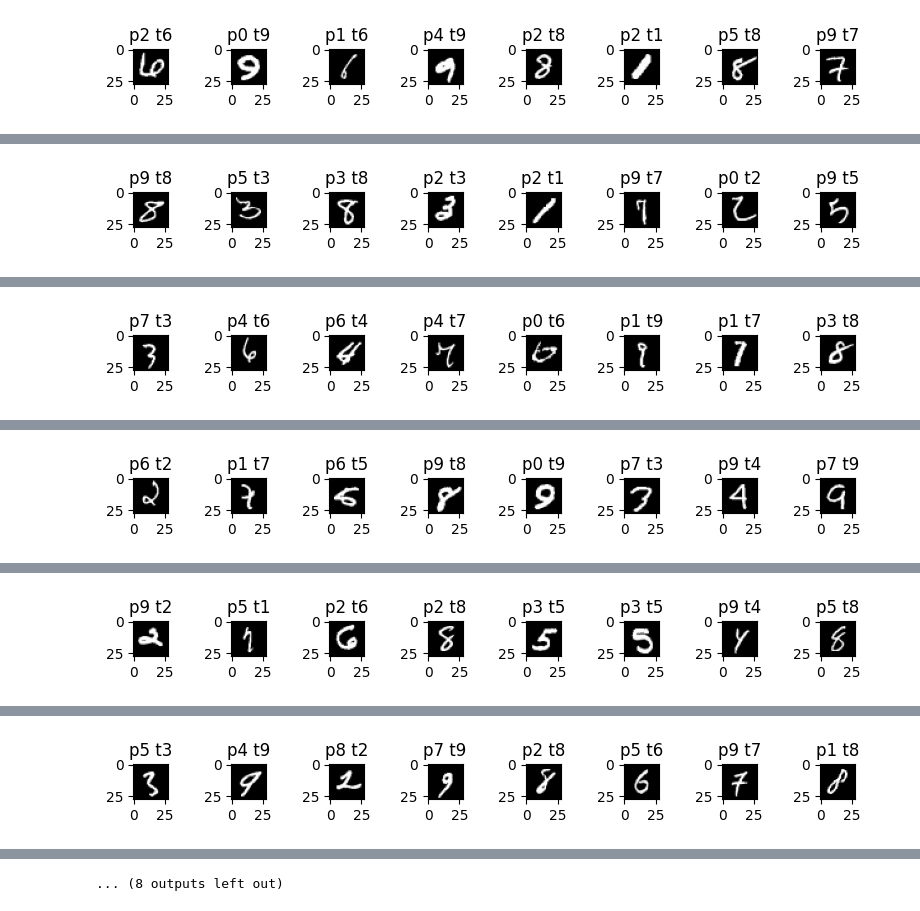
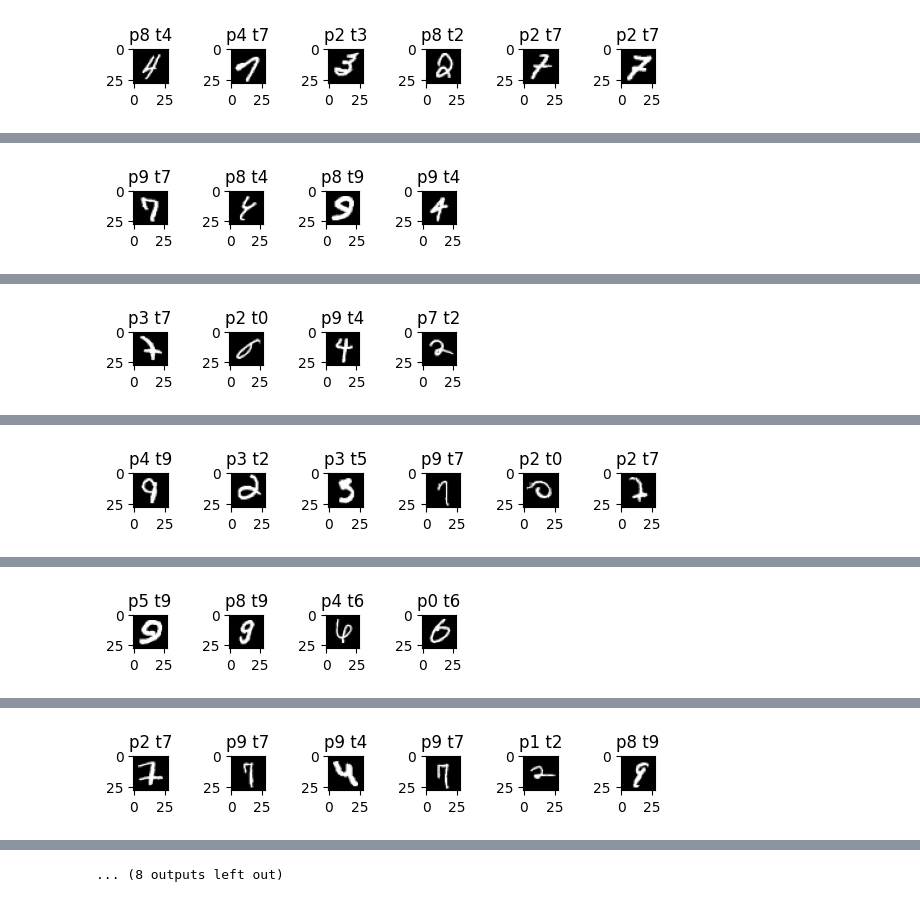
Before and after one commit to cnhzgb/MachineL, a Jupyter notebook: ViT_MNIST.ipynb, the cells around one changed output, grey strips where cells are left out. Saved outputs shown, nothing was run; the diff lists cells and outputs as text; code cells hidden in the pictures.

```diff
--- a/ViT_MNIST.ipynb
+++ b/ViT_MNIST.ipynb
@@ -37,7 +19,7 @@ import ipdb
 
 device = "cuda" if torch.cuda.is_available() else "cpu"
 
-trans = transforms.Compose([transforms.ToTensor()])
+trans = transforms.Compose([transforms.ToTensor(), transforms.Normalize(mean=[0.5],std=[0.5])])
 dataset = datasets.MNIST(root="dataset/", transform=trans, download=True, train=True) # 6W张图片 1,28,28
 loader = DataLoader(dataset, batch_size=100, shuffle=True)
 batch_num,(image, label) = next(enumerate(loader))
@@ -129,7 +127,7 @@ class TransformerEncoderBlock(nn.Sequential):
       ))
 
 class TransformerEncoder(nn.Sequential):
-  def __init__(self, depth: int = 4):
+  def __init__(self, depth: int = 12):
     super().__init__(*[TransformerEncoderBlock() for _ in range(depth)])
 
 class ClassificationHead(nn.Sequential):
@@ -151,9 +149,9 @@ model = ViT().to(device)
 criterion = nn.CrossEntropyLoss()
 optimizer = torch.optim.Adam(model.parameters(), lr = 1e-4)
 
-total_loss = []
-errorTotal = 0
-for epoch in range(1,3):
+for epoch in range(1,4):
+  total_loss = []
+  errorTotal = 0
   for batch_idx, (img, label) in enumerate(loader):
     img = img.to(device)
     label = label.to(device)
@@ -170,5 +168,6 @@ for epoch in range(1,3):
     errorTotal += errorNum
 
     if(batch_idx % 100 == 99):
-      print("epoch:{} batch:{} loss:{:.2f} mean:{:.2f} error:{}/{} {:.2f}%".format(epoch, batch_idx, loss, np.mean(total_loss), errorTotal, (batch_idx+1) * epoch * 100, errorTotal / (batch_idx+1) / epoch))
+      print("epoch:{} batch:{} loss:{:.2f} mean:{:.2f} error:{}/100 errorTotal:{}/{} {:.2f}%".format(
+          epoch, batch_idx, loss, np.mean(total_loss), errorNum, errorTotal, (batch_idx+1) * 100, errorTotal / (batch_idx+1)))
 # %% [output]
@@ -187,35 +192,36 @@ epoch:2 batch:599 loss:0.48 mean:1.23 error:45794/120000 38.16%
 # %%
-trans_test = transforms.Compose([transforms.ToTensor()])
+trans_test = transforms.Compose([transforms.ToTensor(), transforms.Normalize(mean=[0.5],std=[0.5])])
 dataset_test = datasets.MNIST(root="dataset/", transform=trans_test, download=True, train=False) # 1W张图片
 loader_test = DataLoader(dataset_test, batch_size=100, shuffle=True)
 criterion_test = nn.CrossEntropyLoss()
 # %%
 total_loss = []
 errorTotal = 0
 for batch_idx, (img, label) in enumerate(loader_test): # 1W张图片, 100批, 100,1,28,28
   img = img.to(device)
   label = label.to(device)
 
   output = model(img)
   loss = criterion_test(output, label)
   total_loss.append(loss.item())
 
   maxV,maxIdx = output.max(dim=1)
   errorNum = torch.sum(torch.ne(maxIdx, label)).item()
   errorTotal += errorNum
 
   noMatchIdx = torch.nonzero(torch.ne(maxIdx, label)).view(-1)
 
   if(batch_idx % 10 == 9):
     if errorNum > 8:
       errorNum = 8
     fig, axs = plt.subplots(1, errorNum, figsize=(errorNum, 1))
     for i, ax in enumerate(axs.flatten()):
       idx = noMatchIdx[i]
       ax.imshow(img[idx][0].cpu(), cmap='gray')
       ax.set_title('p{} t{}'.format(maxIdx[idx], label[idx]))
     plt.tight_layout()
     plt.show()
-    print("batch:{} loss:{:.2f} mean:{:.2f} error:{}/{} {:.2f}%".format(batch_idx, loss, np.mean(total_loss), errorTotal, (batch_idx+1) * 100, errorTotal / (batch_idx+1)))
+    print("batch:{} loss:{:.2f} mean:{:.2f} error:{}/100 errorTotal:{}/{} {:.2f}%".format(
+        batch_idx, loss, np.mean(total_loss), errorNum, errorTotal, (batch_idx+1) * 100, errorTotal / (batch_idx+1)))
 # %% [output]
-[figure, old version]
+[figure, new version]
@@ -223 +229 @@ batch:9 loss:0.52 mean:0.53 error:136/1000 13.60%
-[figure, old version]
+[figure, new version]
@@ -225 +231 @@ batch:19 loss:0.55 mean:0.53 error:260/2000 13.00%
-[figure, old version]
+[figure, new version]
@@ -227 +233 @@ batch:29 loss:0.55 mean:0.53 error:384/3000 12.80%
-[figure, old version]
+[figure, new version]
@@ -229 +235 @@ batch:39 loss:0.52 mean:0.54 error:530/4000 13.25%
-[figure, old version]
+[figure, new version]
@@ -231 +237 @@ batch:49 loss:0.47 mean:0.53 error:659/5000 13.18%
-[figure, old version]
+[figure, new version]
```
Also changed, not shown: parts of 4 cells of this notebook.
